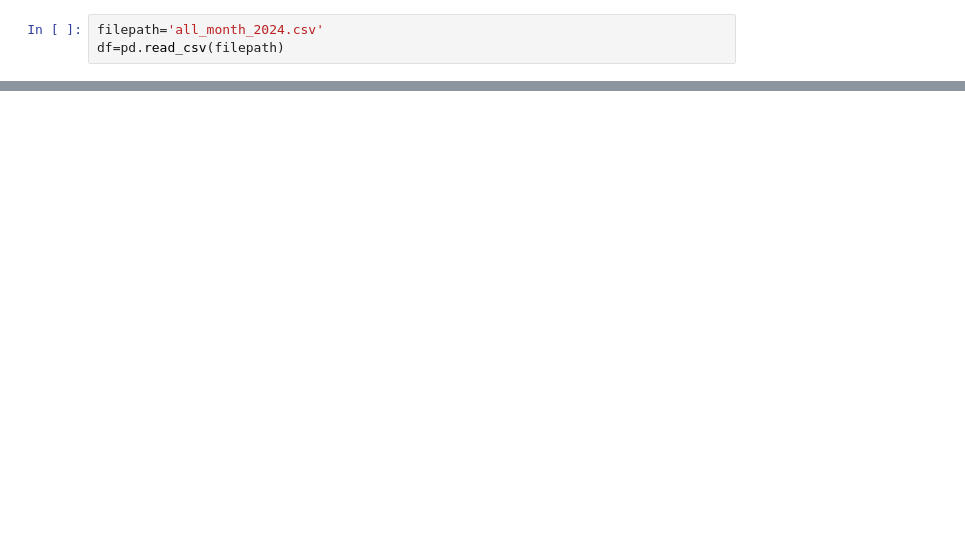
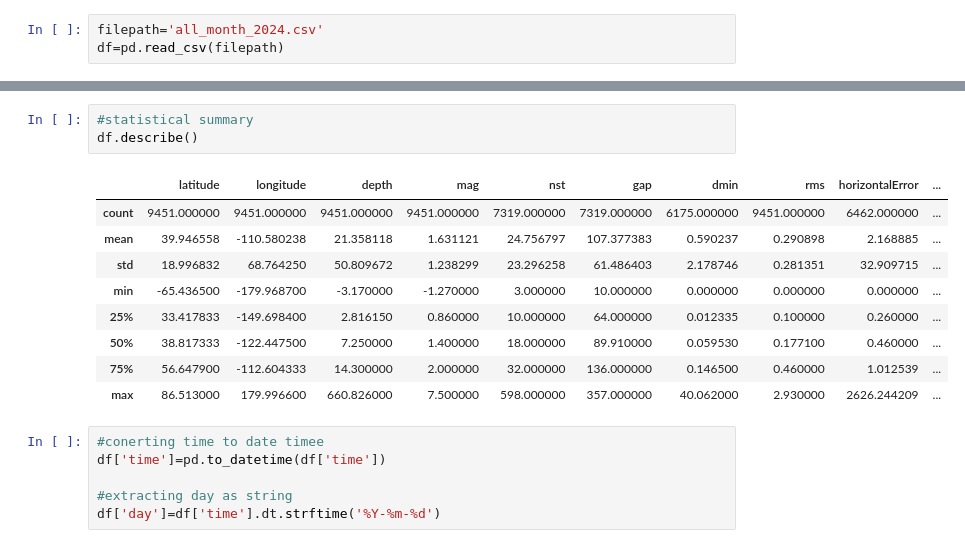
Before and after one commit to Sahil-Dev404/DBSCAN-Uni-Project, a Jupyter notebook: Exp_data_Analysis.ipynb, the cells around one changed output, grey strips where cells are left out. Saved outputs shown, nothing was run; the diff lists cells and outputs as text; blank space fills up the shorter version.

```diff
--- a/Exp_data_Analysis.ipynb
+++ b/Exp_data_Analysis.ipynb
@@ -15,0 +67,19 @@ df.head(2)
+# %%
+#statistical summary
+df.describe()
+# %% [output]
+|  | latitude | longitude | depth | mag | nst | gap | dmin | rms | horizontalError | ... |
+| count | 9451.000000 | 9451.000000 | 9451.000000 | 9451.000000 | 7319.000000 | 7319.000000 | 6175.000000 | 9451.000000 | 6462.000000 | ... |
+| mean | 39.946558 | -110.580238 | 21.358118 | 1.631121 | 24.756797 | 107.377383 | 0.590237 | 0.290898 | 2.168885 | ... |
+| std | 18.996832 | 68.764250 | 50.809672 | 1.238299 | 23.296258 | 61.486403 | 2.178746 | 0.281351 | 32.909715 | ... |
+| min | -65.436500 | -179.968700 | -3.170000 | -1.270000 | 3.000000 | 10.000000 | 0.000000 | 0.000000 | 0.000000 | ... |
+| 25% | 33.417833 | -149.698400 | 2.816150 | 0.860000 | 10.000000 | 64.000000 | 0.012335 | 0.100000 | 0.260000 | ... |
+| 50% | 38.817333 | -122.447500 | 7.250000 | 1.400000 | 18.000000 | 89.910000 | 0.059530 | 0.177100 | 0.460000 | ... |
+| 75% | 56.647900 | -112.604333 | 14.300000 | 2.000000 | 32.000000 | 136.000000 | 0.146500 | 0.460000 | 1.012539 | ... |
+| max | 86.513000 | 179.996600 | 660.826000 | 7.500000 | 598.000000 | 357.000000 | 40.062000 | 2.930000 | 2626.244209 | ... |
+# %%
+#conerting time to date timee
+df['time']=pd.to_datetime(df['time'])
+
+#extracting day as string
+df['day']=df['time'].dt.strftime('%Y-%m-%d')
```
Also changed, not shown: parts of 16 cells of this notebook.
